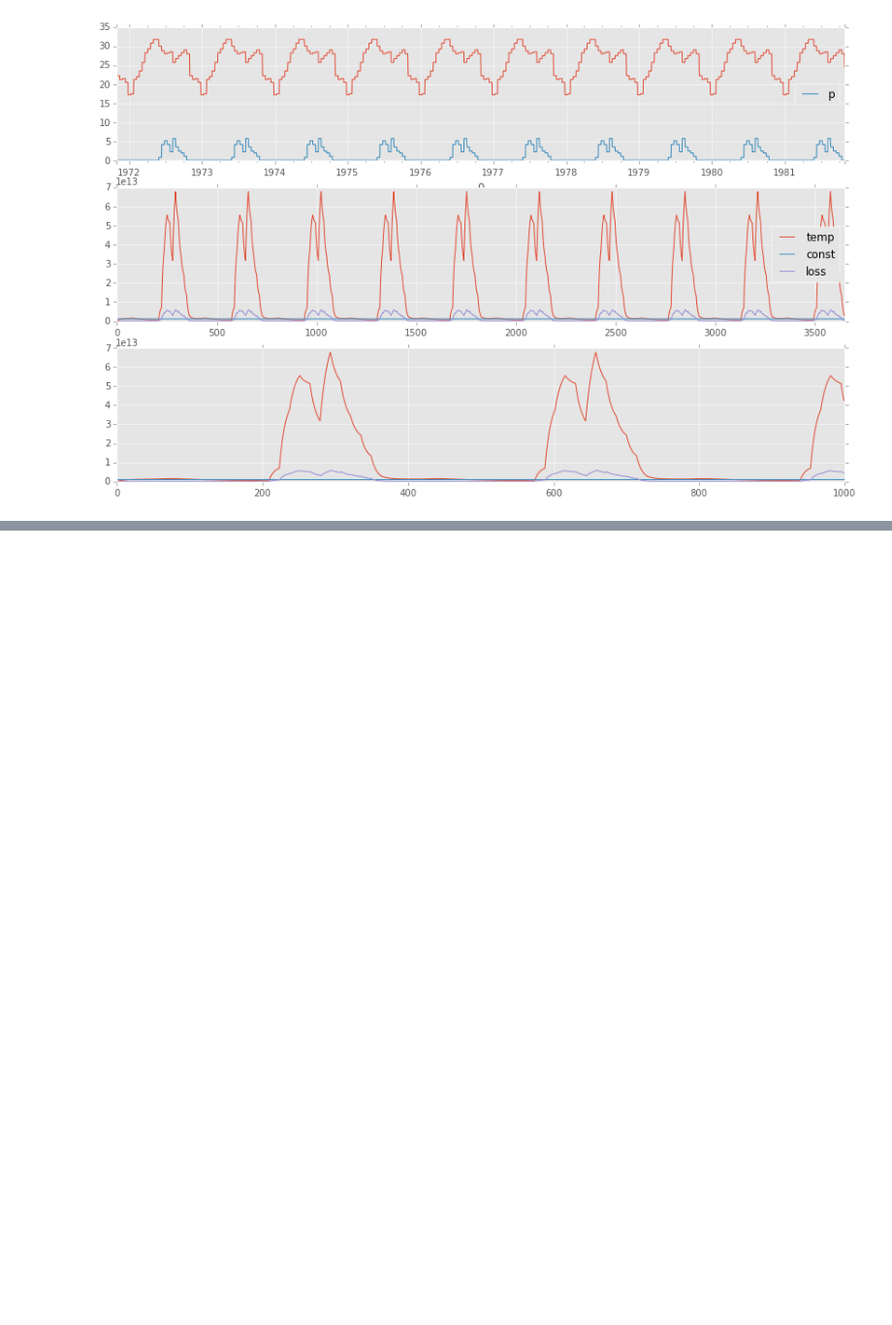
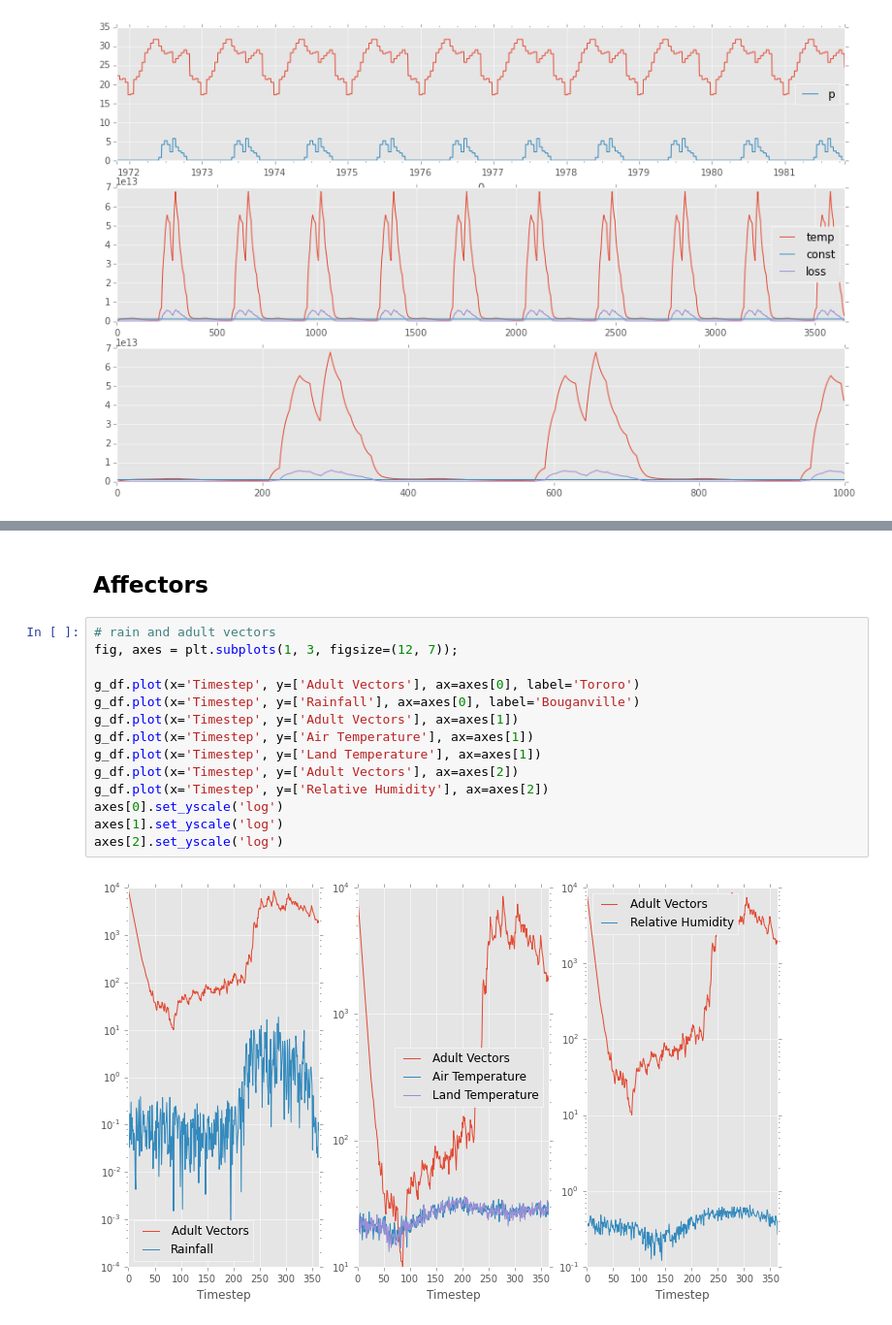
Before and after one commit to abitofalchemy/BioComplexity, a Jupyter notebook: habitat_garki_simulations.ipynb, the cells around one changed output, grey strips where cells are left out. Shown at 97% size. Cells and saved outputs as stored; diff of their text form; blank space fills up the shorter version.

```diff
--- a/habitat_garki_simulations.ipynb
+++ b/habitat_garki_simulations.ipynb
@@ -120,0 +167,18 @@ ax1.plot(H[:][:1000])
+# %% [markdown]
+## Affectors
+# %%
+# rain and adult vectors
+fig, axes = plt.subplots(1, 3, figsize=(12, 7));
+
+g_df.plot(x='Timestep', y=['Adult Vectors'], ax=axes[0], label='Tororo')
+g_df.plot(x='Timestep', y=['Rainfall'], ax=axes[0], label='Bouganville')
+g_df.plot(x='Timestep', y=['Adult Vectors'], ax=axes[1])
+g_df.plot(x='Timestep', y=['Air Temperature'], ax=axes[1])
+g_df.plot(x='Timestep', y=['Land Temperature'], ax=axes[1])
+g_df.plot(x='Timestep', y=['Adult Vectors'], ax=axes[2])
+g_df.plot(x='Timestep', y=['Relative Humidity'], ax=axes[2])
+axes[0].set_yscale('log')
+axes[1].set_yscale('log')
+axes[2].set_yscale('log')
+# %% [output]
+[figure, added]
```
Also changed, not shown: parts of 6 cells of this notebook, 1 other file.
